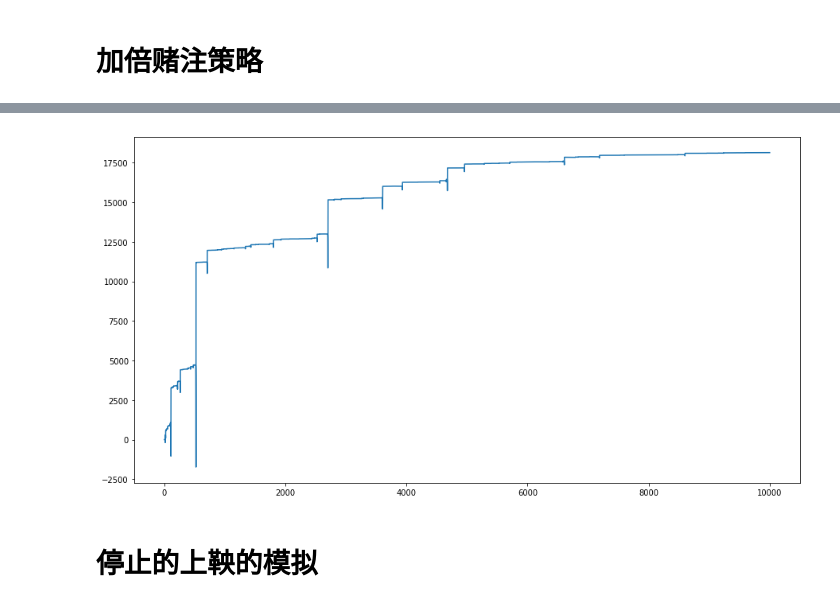
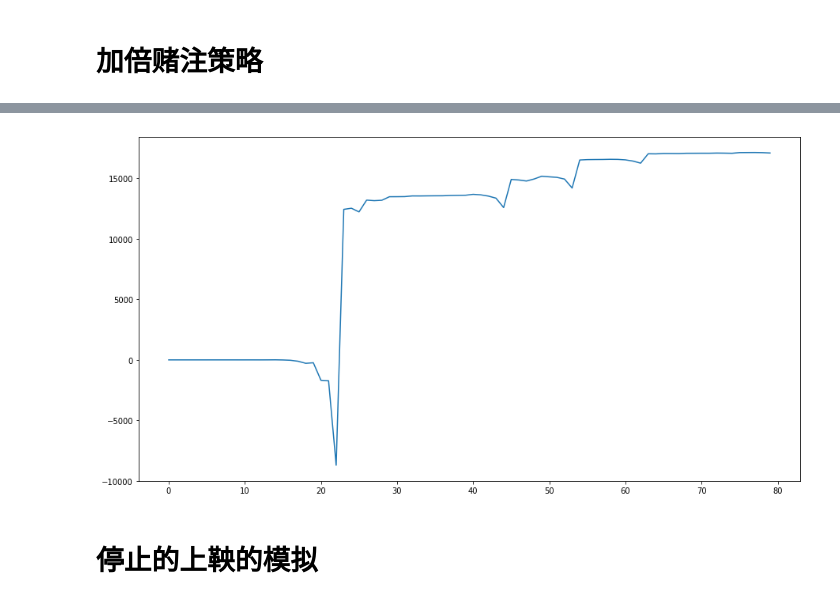
Before and after one commit to sijichun/MathStatsCode, a Jupyter notebook: notebook_python/Martingale.ipynb, the cells around one changed output, grey strips where cells are left out. Drawn from its saved outputs; the diff is of its cells as text; code cells hidden in the pictures.

```diff
--- a/notebook_python/Martingale.ipynb
+++ b/notebook_python/Martingale.ipynb
@@ -82,23 +82,23 @@ fig.savefig("martingale_betting.pdf")
 # %%
 import matplotlib.pyplot as plt
 %matplotlib inline
 # 设定图像大小
 plt.rcParams['figure.figsize'] = (15.0, 8.0)
 fig=plt.figure()
-T=10000
-N=20000
+T=80
+N=1000000
 PATH=[gen_wealth(T) for i in range(N)]
 t=[t for t in range(T)]
 m=[0 for t in range(T)]
 for path in PATH:
     for tt in range(T):
         m[tt]+=path[tt]
 m=[mm/N for mm in m]
 plt.plot(t,m)
 plt.show() ## 画图
-fig.savefig("martingale_betting.pdf")
+fig.savefig("martingale_betting_average.pdf")
 # %% [output]
-[figure, old version]
+[figure, new version]
 # %% [markdown]
 # 停止的上鞅的模拟
 # %%
```
Also changed, not shown: parts of 2 cells of this notebook.
